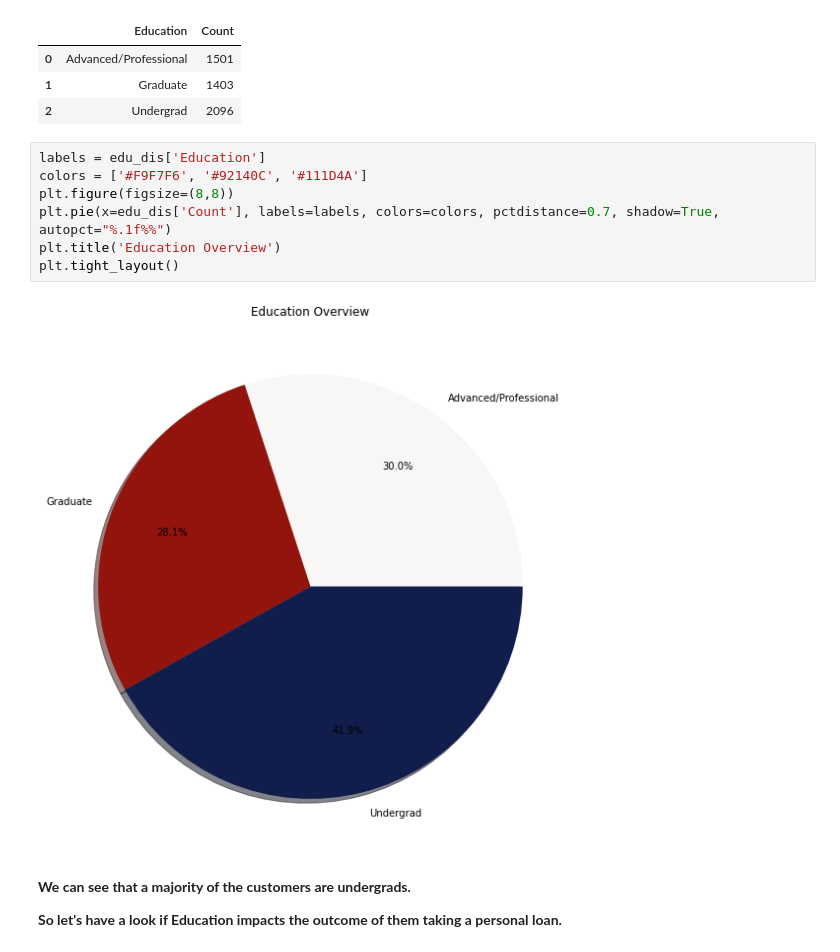
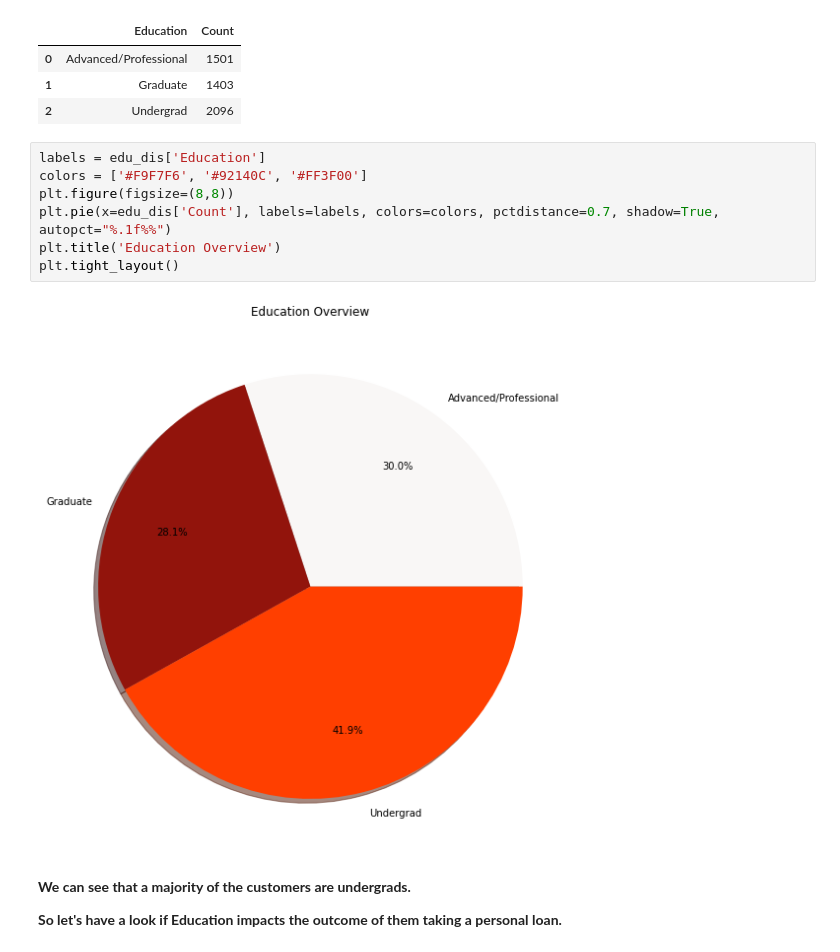
Before and after one commit to AviSaha123/Bank_personal_loan, a Jupyter notebook: finance.ipynb, the cells around one changed output. Saved outputs shown, nothing was run; the diff lists cells and outputs as text.

```diff
--- a/finance.ipynb
+++ b/finance.ipynb
@@ -196,13 +196,13 @@ edu_dis
 | 2 | Undergrad | 2096 |
 # %%
 labels = edu_dis['Education']
-colors = ['#F9F7F6', '#92140C', '#111D4A']
+colors = ['#F9F7F6', '#92140C', '#FF3F00']
 plt.figure(figsize=(8,8))
 plt.pie(x=edu_dis['Count'], labels=labels, colors=colors, pctdistance=0.7, shadow=True, autopct="%.1f%%")
 plt.title('Education Overview')
 plt.tight_layout()
 # %% [output]
-[figure, old version]
+[figure, new version]
 # %% [markdown]
 **We can see that a majority of the customers are undergrads.**
 
```
Also changed, not shown: parts of 12 cells of this notebook.
